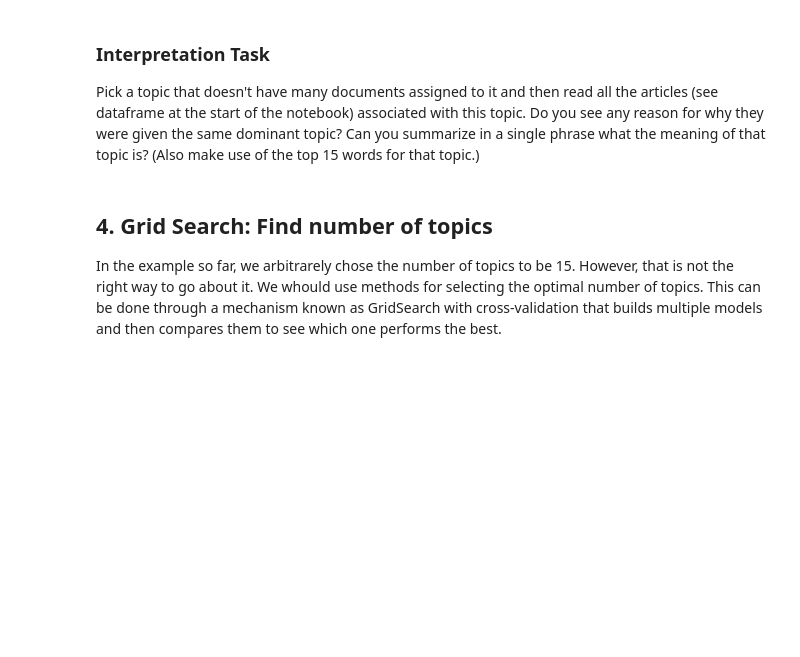
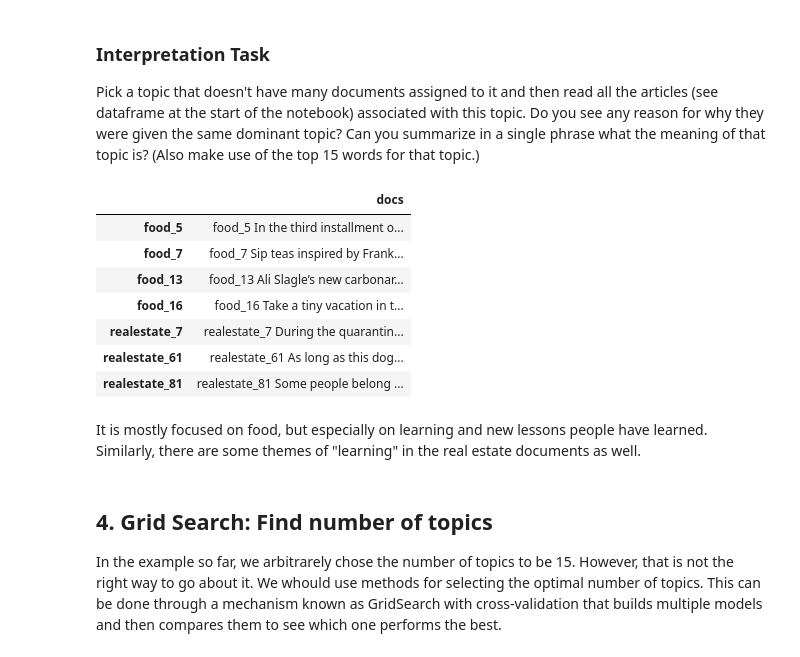
Before and after one commit to carolinejjung/cs315-tutorials, a Jupyter notebook: CS315Week13LectureCode/TopicModeling/Topic Modeling with LDA.ipynb, the cells around one changed output. Cells and saved outputs as stored; diff of their text form; code cells hidden in the pictures; blank space fills up the shorter version.

```diff
--- a/CS315Week13LectureCode/TopicModeling/Topic Modeling with LDA.ipynb
+++ b/CS315Week13LectureCode/TopicModeling/Topic Modeling with LDA.ipynb
@@ -603,6 +589,25 @@ By adding these two columns it will be a bit easier to understand what is going
 ### Interpretation Task
 
 Pick a topic that doesn't have many documents assigned to it and then read all the articles (see dataframe at the start of the notebook) associated with this topic. Do you see any reason for why they were given the same dominant topic? Can you summarize in a single phrase what the meaning of that topic is? (Also make use of the top 15 words for that topic.)
+# %%
+indicies = df_topic_distribution[df_topic_distribution["Topic Num"]==11]["doc_names"].to_list()[0]
+top11_docs=[]
+for doc in indicies:
+    top11_docs.append(allDocs[allDocs.index==doc]["document"])
+data = pd.DataFrame(index=indicies)
+data["docs"] = top11_docs
+data
+# %% [output]
+|  | docs |
+| food_5 | food_5 In the third installment o... |
+| food_7 | food_7 Sip teas inspired by Frank... |
+| food_13 | food_13 Ali Slagle’s new carbonar... |
+| food_16 | food_16 Take a tiny vacation in t... |
+| realestate_7 | realestate_7 During the quarantin... |
+| realestate_61 | realestate_61 As long as this dog... |
+| realestate_81 | realestate_81 Some people belong ... |
+# %% [markdown]
+It is mostly focused on food, but especially on learning and new lessons people have learned. Similarly, there are some themes of "learning" in the real estate documents as well.
 # %% [markdown]
 <a id="sec4"></a>
 ## 4. Grid Search: Find number of topics
```
Also changed, not shown: parts of 9 cells of this notebook.
